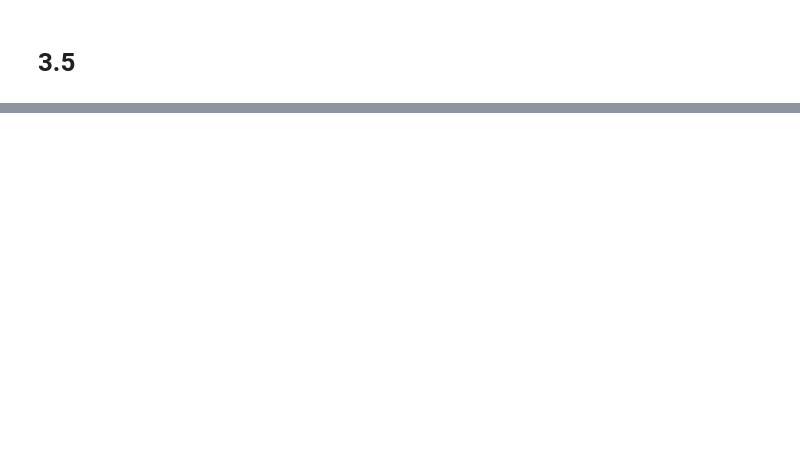
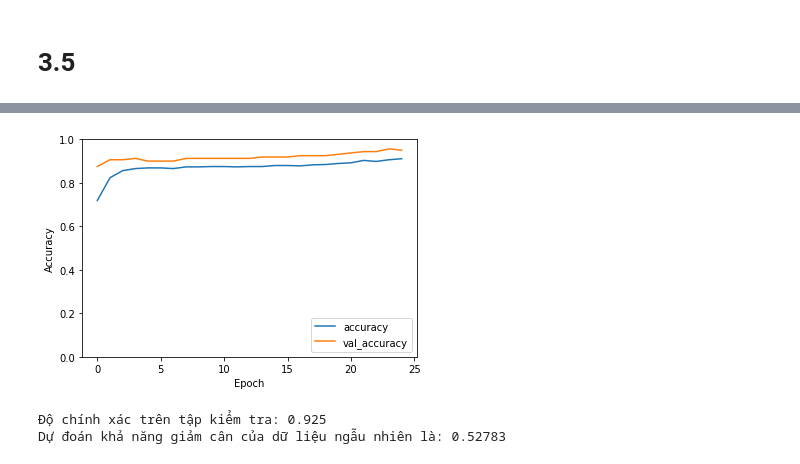
Before and after one commit to tien226anh/school_docs, a Jupyter notebook: intel_system/homeworks/bai3/bai3.ipynb, the cells around one changed output, grey strips where cells are left out. Drawn from its saved outputs; the diff is of its cells as text; code cells hidden in the pictures; blank space fills up the shorter version.

```diff
--- a/intel_system/homeworks/bai3/bai3.ipynb
+++ b/intel_system/homeworks/bai3/bai3.ipynb
@@ -453,0 +1770,24 @@ Absolute mean square loss difference: 0.0007373318
+# %%
+# Trực quan hóa đồ thị độ chính xác trên tập huấn luyện và tập kiểm tra
+plt.plot(history.history['accuracy'], label='accuracy')
+plt.plot(history.history['val_accuracy'], label = 'val_accuracy')
+plt.xlabel('Epoch')
+plt.ylabel('Accuracy')
+plt.ylim([0, 1])
+plt.legend(loc='lower right')
+plt.show()
+# %% [output]
+[figure, added]
+# %%
+# Đánh giá mô hình trên tập kiểm tra
+test_loss, test_accuracy = model.evaluate(X_test, y_test)
+print("Độ chính xác trên tập kiểm tra:", test_accuracy)
+
+# Tạo dữ liệu ngẫu nhiên để dự đoán
+random_data = np.random.rand(1, X_train.shape[1])  # Tạo dữ liệu ngẫu nhiên với số đặc trưng tương tự
+random_data = scaler.transform(random_data)  # Chuẩn hóa dữ liệu
+prediction = model.predict(random_data)
+print("Dự đoán khả năng giảm cân của dữ liệu ngẫu nhiên là:", prediction[0][0])
+# %% [output]
+Độ chính xác trên tập kiểm tra: 0.925
+Dự đoán khả năng giảm cân của dữ liệu ngẫu nhiên là: 0.52783
```
Also changed, not shown: parts of 103 cells of this notebook, 1 other file.
